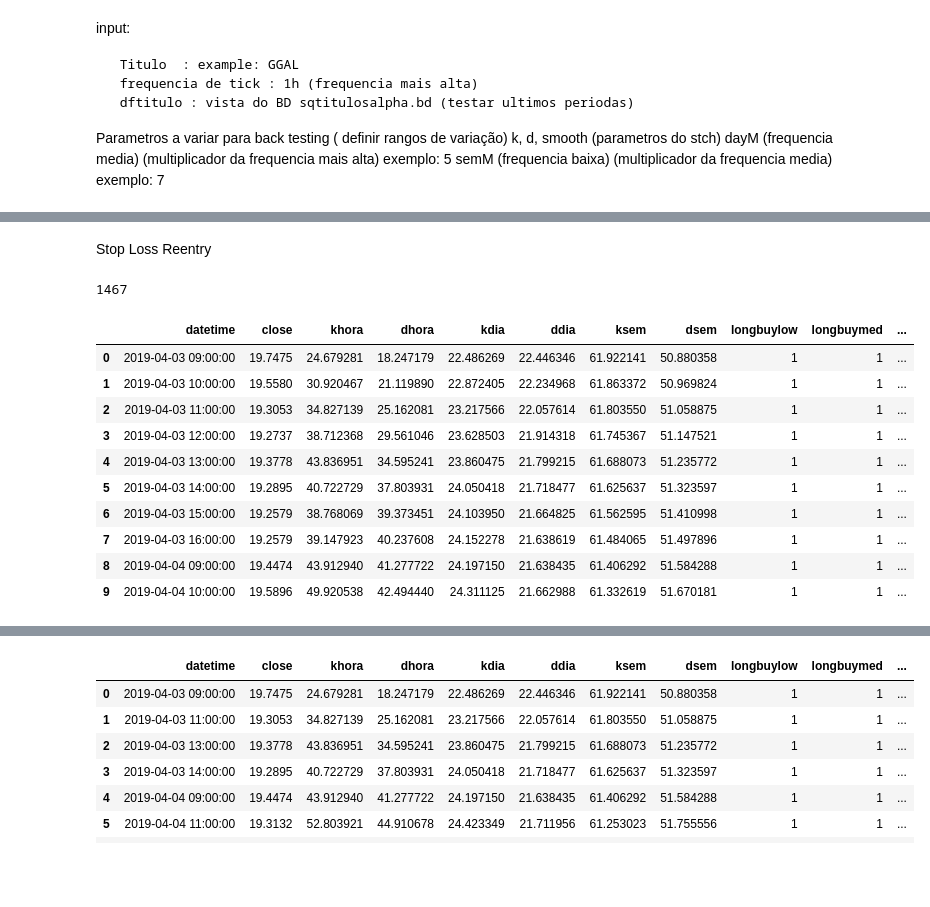
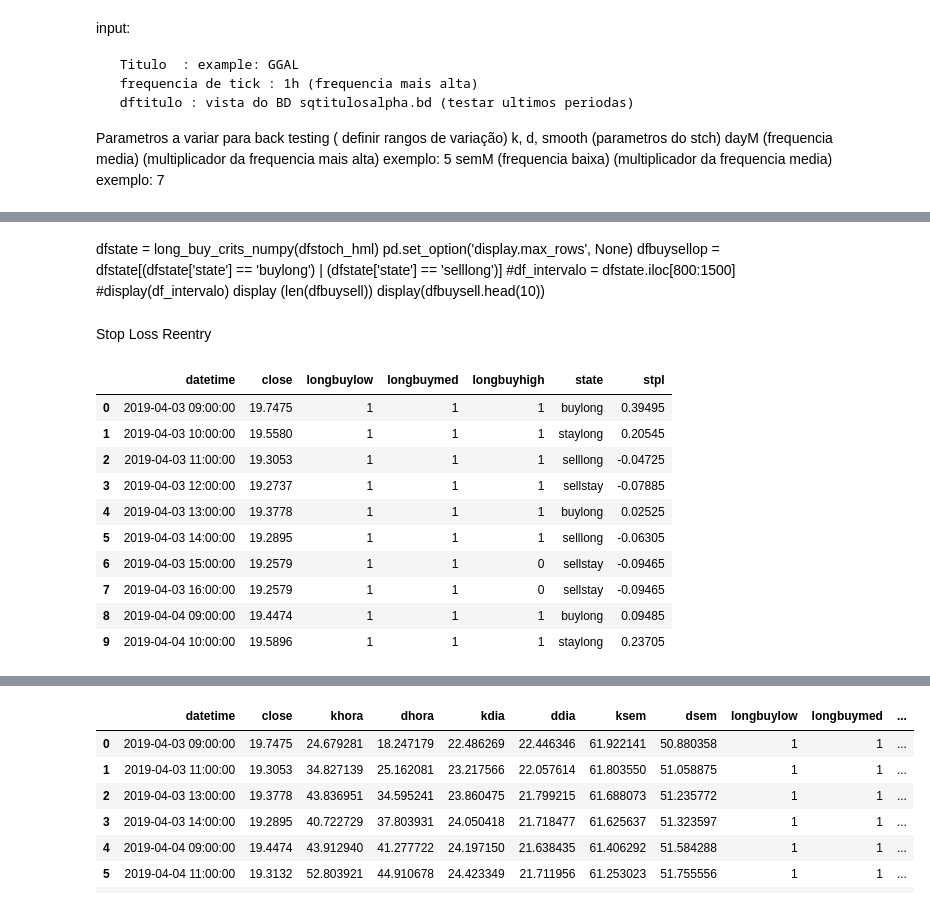
Before and after one commit to SciTrade/anaconda_projects, a Jupyter notebook: Trading_System/Stch_1H_1/systemconstruction.ipynb, the cells around one changed output, grey strips where cells are left out. Saved outputs shown, nothing was run; the diff lists cells and outputs as text; code cells hidden in the pictures; blank space fills up the shorter version.

```diff
--- a/Trading_System/Stch_1H_1/systemconstruction.ipynb
+++ b/Trading_System/Stch_1H_1/systemconstruction.ipynb
@@ -195,8 +196,6 @@ display(dfbuysell.head(10))
 # %%
 #%%timeit
-import numpy as np
-
-def long_buy_crits_numpy(df):
+def system_signals_opt1 (df):
     n = len(df)
     state_array = np.full(n, "standby", dtype=object)  # inicializa com "standby"
     estado_anterior = "standby"
@@ -229,11 +228,3 @@ def long_buy_crits_numpy(df):
 
     df["state"] = state_array
     return df
-# %%
-dfstate = long_buy_crits_numpy(dfstoch_hml)
-pd.set_option('display.max_rows', None)
-dfbuysellop = dfstate[(dfstate['state'] == 'buylong') | (dfstate['state'] == 'selllong')]
-#df_intervalo = dfstate.iloc[800:1500]
-#display(df_intervalo)
-display (len(dfbuysell))
-display(dfbuysell.head(10))
@@ -253,0 +231,3 @@ display(dfbuysell.head(10))
+# %%
+dfsignals = system_signals_opt1(dfcriterias)
+display (dfsignals.head(10))
@@ -254,10 +246,18 @@ display(dfbuysell.head(10))
+# %% [markdown]
+dfstate = long_buy_crits_numpy(dfstoch_hml)
+pd.set_option('display.max_rows', None)
+dfbuysellop = dfstate[(dfstate['state'] == 'buylong') | (dfstate['state'] == 'selllong')]
+#df_intervalo = dfstate.iloc[800:1500]
+#display(df_intervalo)
+display (len(dfbuysell))
+display(dfbuysell.head(10))
 # %% [markdown]
 Stop Loss Reentry
 # %%
 #%%timeit
-def Stop_Loss_Reentry (dfstate, stpl) :
+def Stop_Loss_Reentry (dfsignals, stpl) :
 
-    df = dfstate[(dfstate['state'] == 'buylong') | (dfstate['state'] == 'staylong')]
+    df = dfsignals[(dfsignals['state'] == 'buylong') | (dfsignals['state'] == 'staylong')]
     df = df.reset_index(drop=True)
     df = df.drop(columns=["open" ,	"high" , "low" , "khigh","dhigh","kmed" ,"dmed","klow","dlow"])
     #drop(columns=["symbol", "moeda", "intervalo","volume"])
@@ -285,24 +285,21 @@ def Stop_Loss_Reentry (dfstate, stpl) :
 
     return df
 # %%
-pd.set_option('display.max_rows', None)
-dflongstpl = Stop_Loss_Reentry (dfstate, stpl)
-display(len(dflongstpl))
-df_intervalo = dflongstpl.iloc[0:300]
-display(df_intervalo.head(10))
+
+dfstoploss = Stop_Loss_Reentry (dfsignals, stpl)
+display(dfstoploss.head(10))
 # %% [output]
-1467
-|  | datetime | close | khora | dhora | kdia | ddia | ksem | dsem | longbuylow | longbuymed | ... |
-| 0 | 2019-04-03 09:00:00 | 19.7475 | 24.679281 | 18.247179 | 22.486269 | 22.446346 | 61.922141 | 50.880358 | 1 | 1 | ... |
-| 1 | 2019-04-03 10:00:00 | 19.5580 | 30.920467 | 21.119890 | 22.872405 | 22.234968 | 61.863372 | 50.969824 | 1 | 1 | ... |
-| 2 | 2019-04-03 11:00:00 | 19.3053 | 34.827139 | 25.162081 | 23.217566 | 22.057614 | 61.803550 | 51.058875 | 1 | 1 | ... |
-| 3 | 2019-04-03 12:00:00 | 19.2737 | 38.712368 | 29.561046 | 23.628503 | 21.914318 | 61.745367 | 51.147521 | 1 | 1 | ... |
-| 4 | 2019-04-03 13:00:00 | 19.3778 | 43.836951 | 34.595241 | 23.860475 | 21.799215 | 61.688073 | 51.235772 | 1 | 1 | ... |
-| 5 | 2019-04-03 14:00:00 | 19.2895 | 40.722729 | 37.803931 | 24.050418 | 21.718477 | 61.625637 | 51.323597 | 1 | 1 | ... |
-| 6 | 2019-04-03 15:00:00 | 19.2579 | 38.768069 | 39.373451 | 24.103950 | 21.664825 | 61.562595 | 51.410998 | 1 | 1 | ... |
-| 7 | 2019-04-03 16:00:00 | 19.2579 | 39.147923 | 40.237608 | 24.152278 | 21.638619 | 61.484065 | 51.497896 | 1 | 1 | ... |
-| 8 | 2019-04-04 09:00:00 | 19.4474 | 43.912940 | 41.277722 | 24.197150 | 21.638435 | 61.406292 | 51.584288 | 1 | 1 | ... |
-| 9 | 2019-04-04 10:00:00 | 19.5896 | 49.920538 | 42.494440 | 24.311125 | 21.662988 | 61.332619 | 51.670181 | 1 | 1 | ... |
+|  | datetime | close | longbuylow | longbuymed | longbuyhigh | state | stpl |
+| 0 | 2019-04-03 09:00:00 | 19.7475 | 1 | 1 | 1 | buylong | 0.39495 |
+| 1 | 2019-04-03 10:00:00 | 19.5580 | 1 | 1 | 1 | staylong | 0.20545 |
+| 2 | 2019-04-03 11:00:00 | 19.3053 | 1 | 1 | 1 | selllong | -0.04725 |
+| 3 | 2019-04-03 12:00:00 | 19.2737 | 1 | 1 | 1 | sellstay | -0.07885 |
+| 4 | 2019-04-03 13:00:00 | 19.3778 | 1 | 1 | 1 | buylong | 0.02525 |
+| 5 | 2019-04-03 14:00:00 | 19.2895 | 1 | 1 | 1 | selllong | -0.06305 |
+| 6 | 2019-04-03 15:00:00 | 19.2579 | 1 | 1 | 0 | sellstay | -0.09465 |
+| 7 | 2019-04-03 16:00:00 | 19.2579 | 1 | 1 | 0 | sellstay | -0.09465 |
+| 8 | 2019-04-04 09:00:00 | 19.4474 | 1 | 1 | 1 | buylong | 0.09485 |
+| 9 | 2019-04-04 10:00:00 | 19.5896 | 1 | 1 | 1 | staylong | 0.23705 |
 # %%
 dflongsell = dfstate.drop(columns=["open" ,	"high" , "low" , "khigh","dhigh","kmed" ,"dmed","klow","dlow"])
 dflongsell = dflongsell[(dflongsell['state'] == 'selllong')]
```
Also changed, not shown: parts of 14 cells of this notebook, 3 other files.
